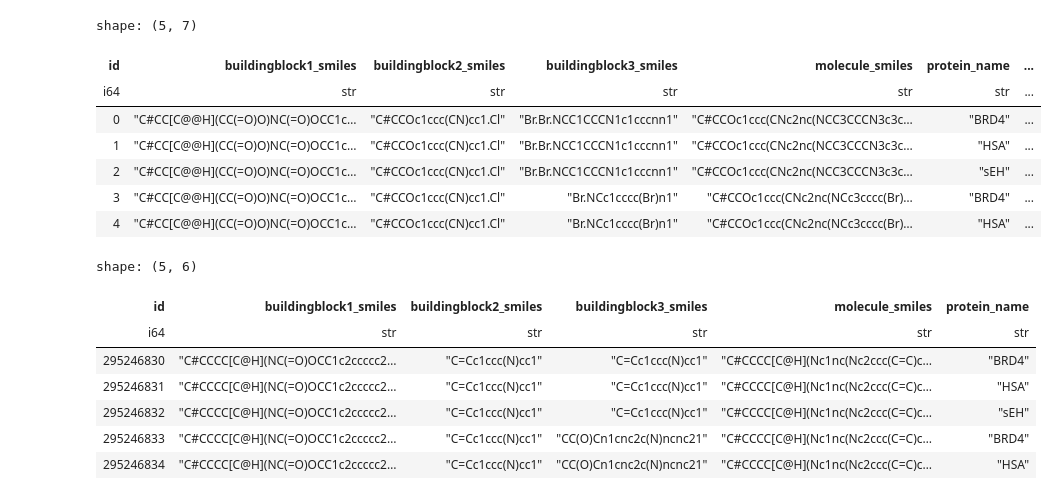
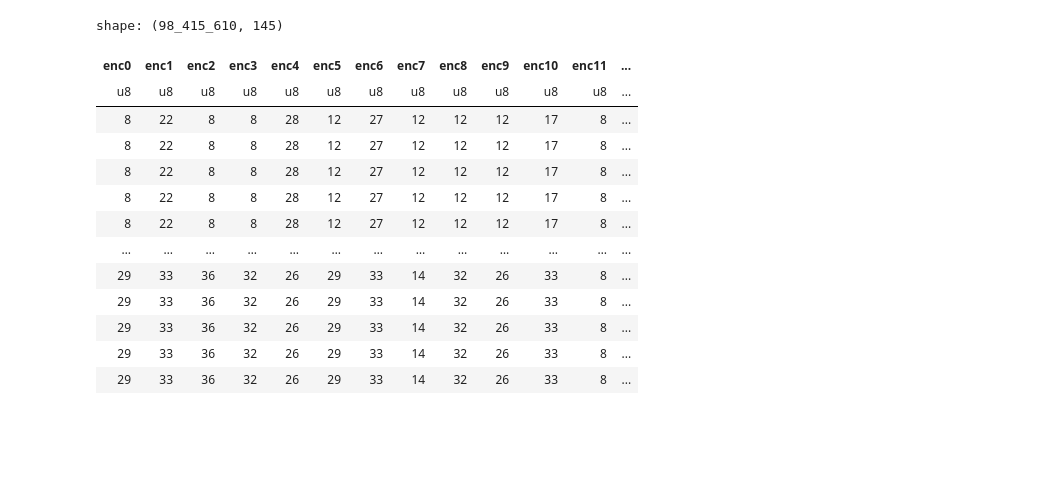
Before and after one commit to humansys-lab/leash, a Jupyter notebook: scripts/eda.ipynb, the cells around one changed output. Drawn from its saved outputs; the diff is of its cells as text; code cells hidden in the pictures; blank space fills up the shorter version.

```diff
--- a/scripts/eda.ipynb
+++ b/scripts/eda.ipynb
@@ -58,23 +55,21 @@ test = pl.read_parquet(os.path.join(RAW_DIR, "test.parquet"), n_rows=10000)
+# %%
+# h100 なら全部読み込める 300M行
+train = pl.read_parquet(os.path.join(PROCESSED_DIR, "train_enc.parquet"))
 # %%
 # 先頭のみ表示
-train.head()
+train
 # %% [output]
-shape: (5, 7)
+shape: (98_415_610, 145)
-| id | buildingblock1_smiles | buildingblock2_smiles | buildingblock3_smiles | molecule_smiles | protein_name | ... |
-| i64 | str | str | str | str | str | ... |
-| 0 | "C#CC[C@@H](CC(=O)O)NC(=O)OCC1c… | "C#CCOc1ccc(CN)cc1.Cl" | "Br.Br.NCC1CCCN1c1cccnn1" | "C#CCOc1ccc(CNc2nc(NCC3CCCN3c3c… | "BRD4" | ... |
-| 1 | "C#CC[C@@H](CC(=O)O)NC(=O)OCC1c… | "C#CCOc1ccc(CN)cc1.Cl" | "Br.Br.NCC1CCCN1c1cccnn1" | "C#CCOc1ccc(CNc2nc(NCC3CCCN3c3c… | "HSA" | ... |
-| 2 | "C#CC[C@@H](CC(=O)O)NC(=O)OCC1c… | "C#CCOc1ccc(CN)cc1.Cl" | "Br.Br.NCC1CCCN1c1cccnn1" | "C#CCOc1ccc(CNc2nc(NCC3CCCN3c3c… | "sEH" | ... |
-| 3 | "C#CC[C@@H](CC(=O)O)NC(=O)OCC1c… | "C#CCOc1ccc(CN)cc1.Cl" | "Br.NCc1cccc(Br)n1" | "C#CCOc1ccc(CNc2nc(NCc3cccc(Br)… | "BRD4" | ... |
-| 4 | "C#CC[C@@H](CC(=O)O)NC(=O)OCC1c… | "C#CCOc1ccc(CN)cc1.Cl" | "Br.NCc1cccc(Br)n1" | "C#CCOc1ccc(CNc2nc(NCc3cccc(Br)… | "HSA" | ... |
+| enc0 | enc1 | enc2 | enc3 | enc4 | enc5 | enc6 | enc7 | enc8 | enc9 | enc10 | enc11 | ... |
+| u8 | u8 | u8 | u8 | u8 | u8 | u8 | u8 | u8 | u8 | u8 | u8 | ... |
+| 8 | 22 | 8 | 8 | 28 | 12 | 27 | 12 | 12 | 12 | 17 | 8 | ... |
+| 8 | 22 | 8 | 8 | 28 | 12 | 27 | 12 | 12 | 12 | 17 | 8 | ... |
+| 8 | 22 | 8 | 8 | 28 | 12 | 27 | 12 | 12 | 12 | 17 | 8 | ... |
+| 8 | 22 | 8 | 8 | 28 | 12 | 27 | 12 | 12 | 12 | 17 | 8 | ... |
+| 8 | 22 | 8 | 8 | 28 | 12 | 27 | 12 | 12 | 12 | 17 | 8 | ... |
+| … | … | … | … | … | … | … | … | … | … | … | … | ... |
+| 29 | 33 | 36 | 32 | 26 | 29 | 33 | 14 | 32 | 26 | 33 | 8 | ... |
+| 29 | 33 | 36 | 32 | 26 | 29 | 33 | 14 | 32 | 26 | 33 | 8 | ... |
+| 29 | 33 | 36 | 32 | 26 | 29 | 33 | 14 | 32 | 26 | 33 | 8 | ... |
+| 29 | 33 | 36 | 32 | 26 | 29 | 33 | 14 | 32 | 26 | 33 | 8 | ... |
+| 29 | 33 | 36 | 32 | 26 | 29 | 33 | 14 | 32 | 26 | 33 | 8 | ... |
-# %%
-test.head()
-# %% [output]
-shape: (5, 6)
-| id | buildingblock1_smiles | buildingblock2_smiles | buildingblock3_smiles | molecule_smiles | protein_name |
-| i64 | str | str | str | str | str |
-| 295246830 | "C#CCCC[C@H](NC(=O)OCC1c2ccccc2… | "C=Cc1ccc(N)cc1" | "C=Cc1ccc(N)cc1" | "C#CCCC[C@H](Nc1nc(Nc2ccc(C=C)c… | "BRD4" |
-| 295246831 | "C#CCCC[C@H](NC(=O)OCC1c2ccccc2… | "C=Cc1ccc(N)cc1" | "C=Cc1ccc(N)cc1" | "C#CCCC[C@H](Nc1nc(Nc2ccc(C=C)c… | "HSA" |
-| 295246832 | "C#CCCC[C@H](NC(=O)OCC1c2ccccc2… | "C=Cc1ccc(N)cc1" | "C=Cc1ccc(N)cc1" | "C#CCCC[C@H](Nc1nc(Nc2ccc(C=C)c… | "sEH" |
-| 295246833 | "C#CCCC[C@H](NC(=O)OCC1c2ccccc2… | "C=Cc1ccc(N)cc1" | "CC(O)Cn1cnc2c(N)ncnc21" | "C#CCCC[C@H](Nc1nc(Nc2ccc(C=C)c… | "BRD4" |
-| 295246834 | "C#CCCC[C@H](NC(=O)OCC1c2ccccc2… | "C=Cc1ccc(N)cc1" | "CC(O)Cn1cnc2c(N)ncnc21" | "C#CCCC[C@H](Nc1nc(Nc2ccc(C=C)c… | "HSA" |
```
Also changed, not shown: parts of 6 cells of this notebook, 2 other files.
